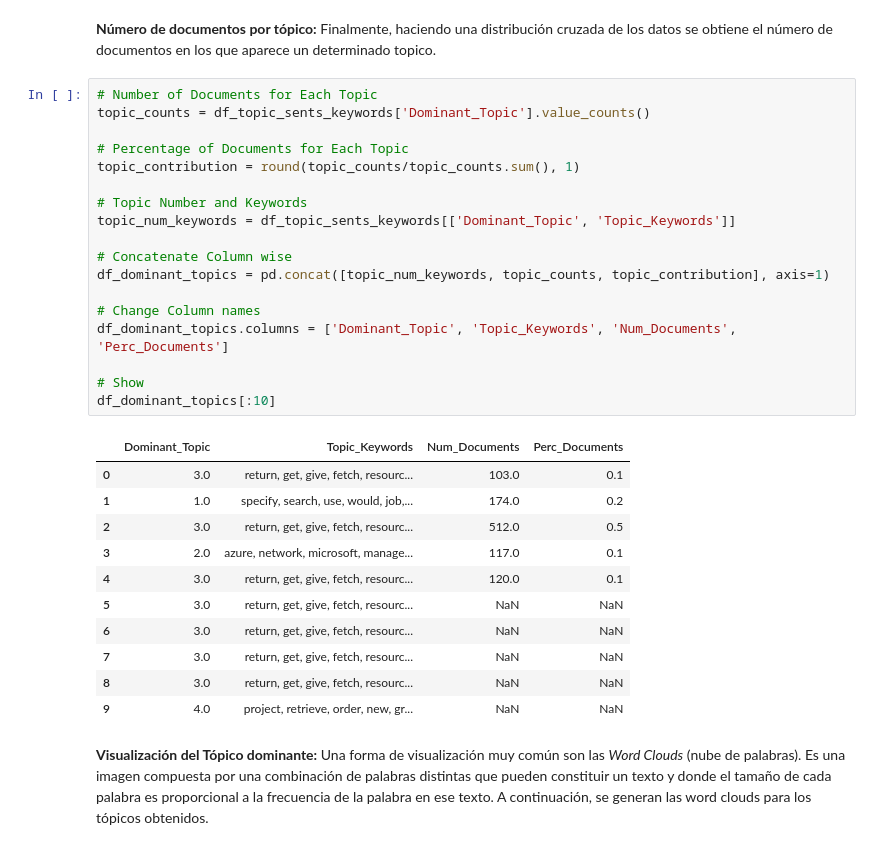
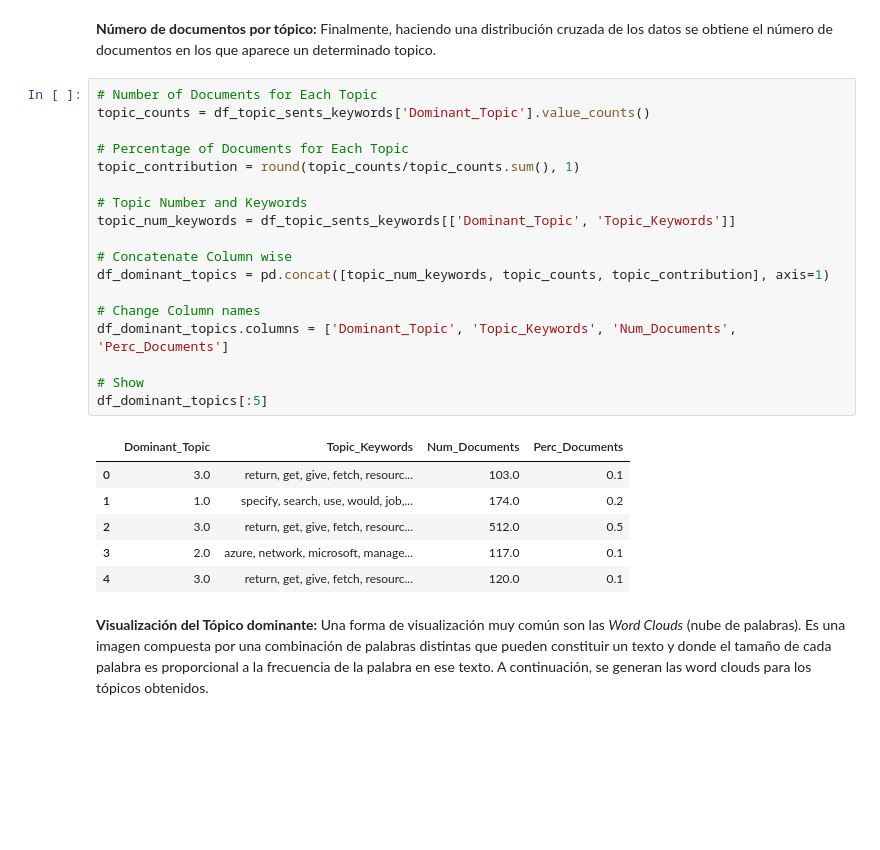
Before and after one commit to gondelcorro/Modelling-Topic, a Jupyter notebook: Topicos-LDA - Gensim.ipynb, the cells around one changed output. Drawn from its saved outputs; the diff is of its cells as text; blank space fills up the shorter version.

```diff
--- a/Topicos-LDA - Gensim.ipynb
+++ b/Topicos-LDA - Gensim.ipynb
@@ -279,33 +275,28 @@ df_dominant_topic.head(10)
 # %%
 # Number of Documents for Each Topic
 topic_counts = df_topic_sents_keywords['Dominant_Topic'].value_counts()
 
 # Percentage of Documents for Each Topic
 topic_contribution = round(topic_counts/topic_counts.sum(), 1)
 
 # Topic Number and Keywords
 topic_num_keywords = df_topic_sents_keywords[['Dominant_Topic', 'Topic_Keywords']]
 
 # Concatenate Column wise
 df_dominant_topics = pd.concat([topic_num_keywords, topic_counts, topic_contribution], axis=1)
 
 # Change Column names
 df_dominant_topics.columns = ['Dominant_Topic', 'Topic_Keywords', 'Num_Documents', 'Perc_Documents']
 
 # Show
-df_dominant_topics[:10]
+df_dominant_topics[:5]
 # %% [output]
 |  | Dominant_Topic | Topic_Keywords | Num_Documents | Perc_Documents |
 | 0 | 3.0 | return, get, give, fetch, resourc... | 103.0 | 0.1 |
 | 1 | 1.0 | specify, search, use, would, job,... | 174.0 | 0.2 |
 | 2 | 3.0 | return, get, give, fetch, resourc... | 512.0 | 0.5 |
 | 3 | 2.0 | azure, network, microsoft, manage... | 117.0 | 0.1 |
 | 4 | 3.0 | return, get, give, fetch, resourc... | 120.0 | 0.1 |
-| 5 | 3.0 | return, get, give, fetch, resourc... | NaN | NaN |
-| 6 | 3.0 | return, get, give, fetch, resourc... | NaN | NaN |
-| 7 | 3.0 | return, get, give, fetch, resourc... | NaN | NaN |
-| 8 | 3.0 | return, get, give, fetch, resourc... | NaN | NaN |
-| 9 | 4.0 | project, retrieve, order, new, gr... | NaN | NaN |
 # %% [markdown]
 **Visualización del Tópico dominante:** Una forma de visualización muy común son las _Word Clouds_ (nube de palabras). Es una imagen compuesta por una combinación de palabras distintas que pueden constituir un texto y donde el tamaño de cada palabra es proporcional a la frecuencia de la palabra en ese texto. A continuación, se generan las word clouds para los tópicos obtenidos.
 # %%
```
Also changed, not shown: parts of 1 cell of this notebook.
